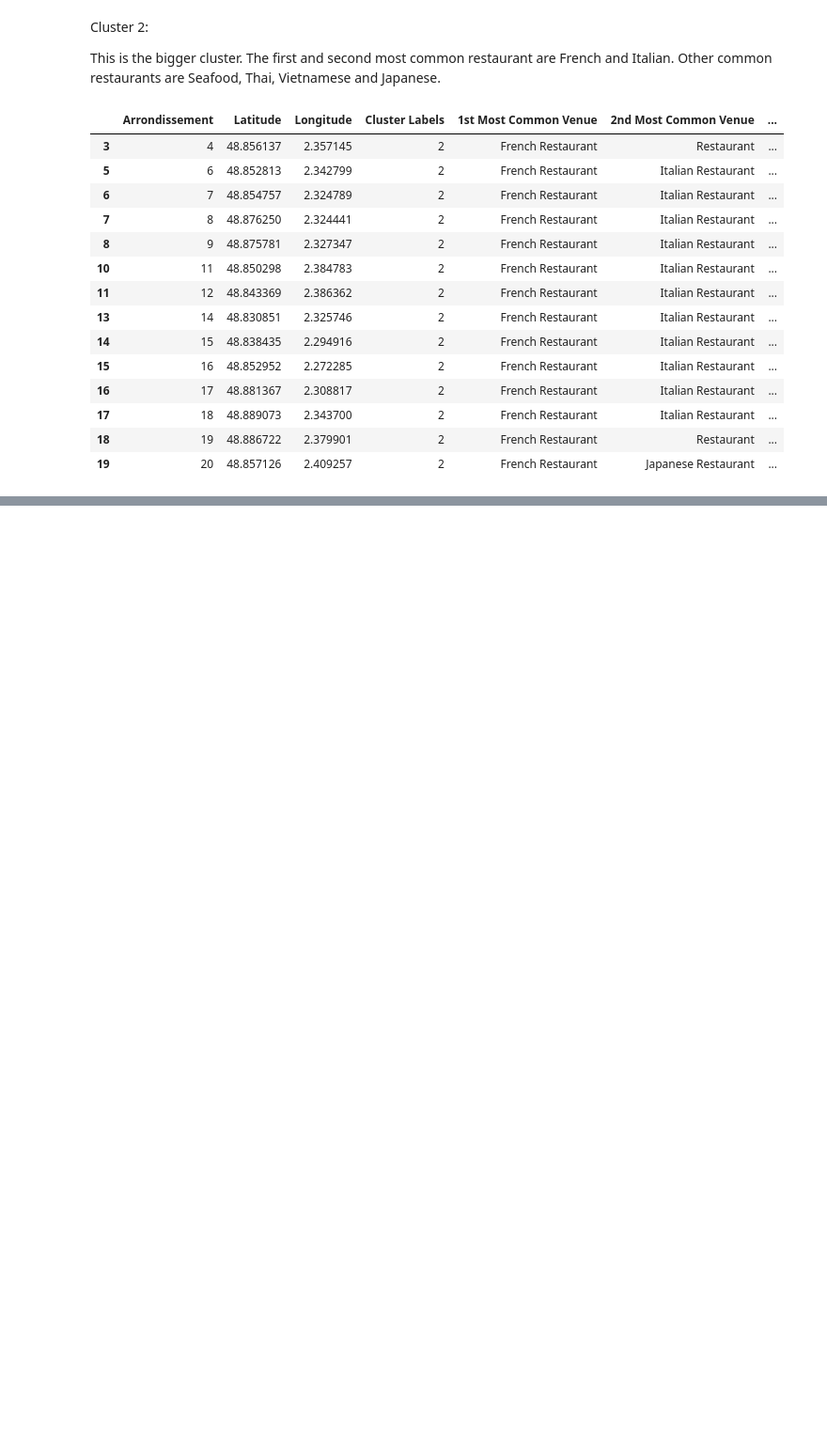
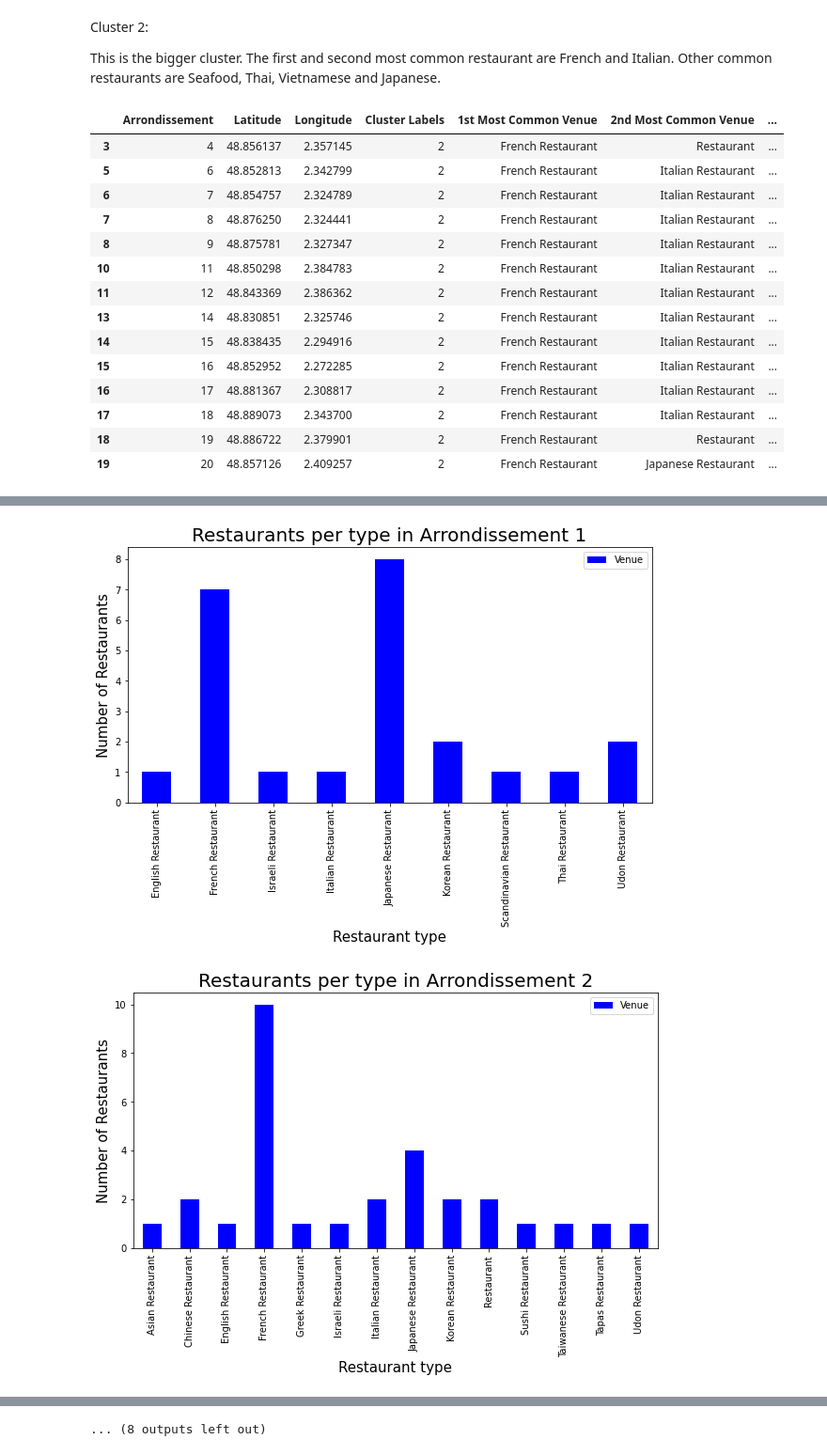
Before and after one commit to lvvillarroel/Coursera_Capstone, a Jupyter notebook: bataille_de_arrondissement.ipynb, the cells around one changed output, grey strips where cells are left out. Shown at 94% size. Drawn from its saved outputs; the diff is of its cells as text; code cells hidden in the pictures; blank space fills up the shorter version.

```diff
--- a/bataille_de_arrondissement.ipynb
+++ b/bataille_de_arrondissement.ipynb
@@ -412,0 +455,12 @@ df_final[df_final['Cluster Labels']==2]
+# %%
+for i in range(1,21):
+    df_rest[df_rest['Arrondissement']==str(i)].groupby('Venue Category')['Venue'].count().plot.bar(figsize=(10,5), color='blue')
+    plt.title(f"Restaurants per type in Arrondissement {str(i)}", fontsize = 20)
+    plt.xlabel('Restaurant type', fontsize = 15)
+    plt.ylabel('Number of Restaurants', fontsize=15)
+    plt.xticks(rotation = 'vertical')
+    plt.legend()
+    plt.show()
+# %% [output]
+[figure, added]
+[figure, added]
@@ -412,0 +477 @@ df_final[df_final['Cluster Labels']==2]
+... (8 outputs left out)
```
Also changed, not shown: parts of 5 cells of this notebook, 2 other files.
